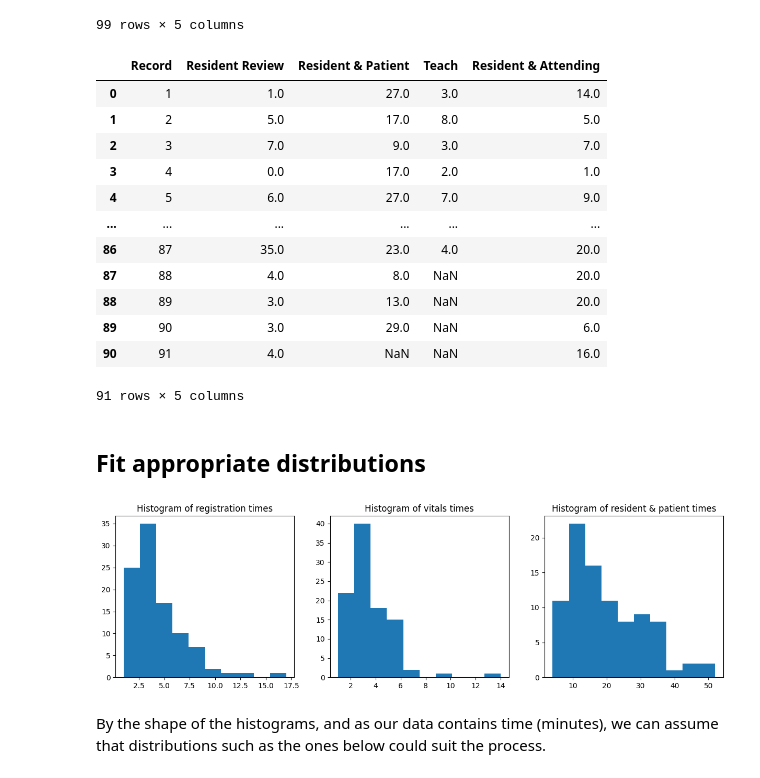
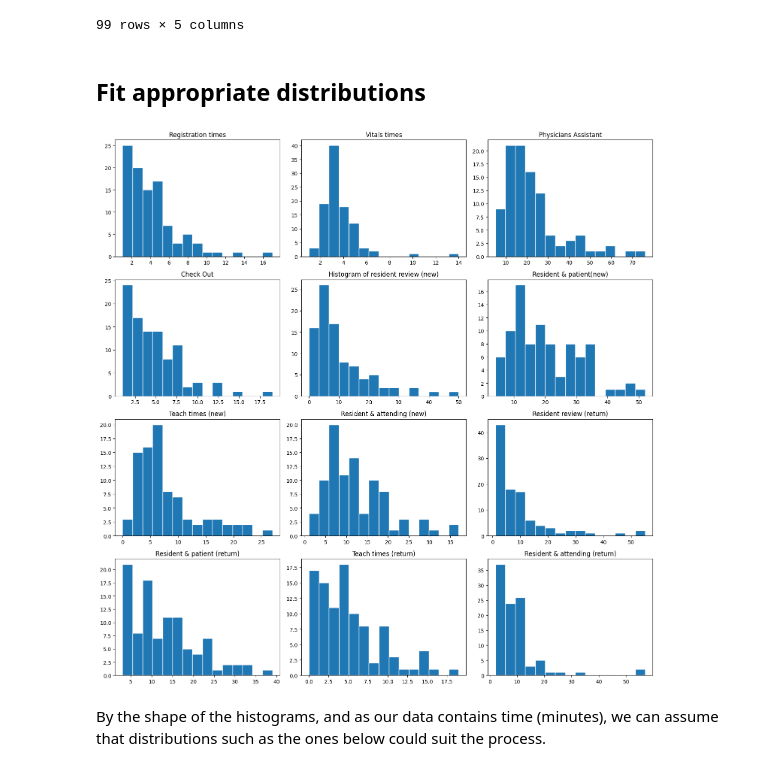
Before and after one commit to PeterTveita/BAN403, a Jupyter notebook: Assignments/Assignment 2/Python/Python.ipynb, the cells around one changed output. Drawn from its saved outputs; the diff is of its cells as text; code cells hidden in the pictures.

```diff
--- a/Assignments/Assignment 2/Python/Python.ipynb
+++ b/Assignments/Assignment 2/Python/Python.ipynb
@@ -30,41 +31,57 @@ dataset
 | 98 | 99 | 3.0 | 5.0 | NaN | NaN |
 99 rows × 5 columns
 # %%
-#To make histogram of resident and patient times
-Exhibit6 = pd.read_excel("../MillerPainTreatmentCenterData.xlsx", sheet_name = "Exhibit6")
-
-Exhibit6
+#Loading all sheets
+ex2 = pd.read_excel("../MillerPainTreatmentCenterData.xlsx", sheet_name = "Exhibit2")
+ex3 = pd.read_excel("../MillerPainTreatmentCenterData.xlsx", sheet_name = "Exhibit3")
+ex4 = pd.read_excel("../MillerPainTreatmentCenterData.xlsx", sheet_name = "Exhibit4")
+ex6 = pd.read_excel("../MillerPainTreatmentCenterData.xlsx", sheet_name = "Exhibit6")
+ex7 = pd.read_excel("../MillerPainTreatmentCenterData.xlsx", sheet_name = "Exhibit7")
-# %% [output]
-|  | Record | Resident Review | Resident & Patient | Teach | Resident & Attending |
-| 0 | 1 | 1.0 | 27.0 | 3.0 | 14.0 |
-| 1 | 2 | 5.0 | 17.0 | 8.0 | 5.0 |
-| 2 | 3 | 7.0 | 9.0 | 3.0 | 7.0 |
-| 3 | 4 | 0.0 | 17.0 | 2.0 | 1.0 |
-| 4 | 5 | 6.0 | 27.0 | 7.0 | 9.0 |
-| ... | ... | ... | ... | ... | ... |
-| 86 | 87 | 35.0 | 23.0 | 4.0 | 20.0 |
-| 87 | 88 | 4.0 | 8.0 | NaN | 20.0 |
-| 88 | 89 | 3.0 | 13.0 | NaN | 20.0 |
-| 89 | 90 | 3.0 | 29.0 | NaN | 6.0 |
-| 90 | 91 | 4.0 | NaN | NaN | 16.0 |
-91 rows × 5 columns
 # %% [markdown]
 ## Fit appropriate distributions
 # %%
-#Histogram of selected variables
-fig, ax = plt.subplots(1, 3, figsize = (15, 4))
+# Histogram of selected variables
+fig, ax = plt.subplots(4, 3, figsize=(15, 15))
 
-ax[0].hist(dataset["Registration"])
-ax[0].set_title("Histogram of registration times")
+ax[0][0].hist(ex2["Registration"], bins=15, edgecolor='white')
+ax[0][0].set_title("Registration times")
 
-ax[1].hist(dataset["Vitals"])
-ax[1].set_title("Histogram of vitals times")
+ax[0][1].hist(ex2["Vitals"], bins=15, edgecolor='white')
+ax[0][1].set_title("Vitals times")
 
-ax[2].hist(Exhibit6["Resident & Patient"])
-ax[2].set_title("Histogram of resident & patient times")
+ax[0][2].hist(ex2["Physicians Assistant"], bins=15, edgecolor='white')
+ax[0][2].set_title("Physicians Assistant")
 
+ax[1][0].hist(ex2["Check Out"], bins=15, edgecolor='white')
+ax[1][0].set_title("Check Out")
+
+ax[1][1].hist(ex6["Resident Review"], bins=15, edgecolor='white')
+ax[1][1].set_title("Histogram of resident review (new)")
+
+ax[1][2].hist(ex6["Resident & Patient"], bins=15, edgecolor='white')
+ax[1][2].set_title("Resident & patient(new)")
+
+ax[2][0].hist(ex6["Teach"], bins=15, edgecolor='white')
+ax[2][0].set_title("Teach times (new)")
+
+ax[2][1].hist(ex6["Resident & Attending"], bins=15, edgecolor='white')
+ax[2][1].set_title("Resident & attending (new)")
+
+ax[2][2].hist(ex7["Resident Review"], bins=15, edgecolor='white')
+ax[2][2].set_title("Resident review (return)")
+
+ax[3][0].hist(ex7["Resident & Patient"], bins=15, edgecolor='white')
+ax[3][0].set_title("Resident & patient (return)")
+
+ax[3][1].hist(ex7["Teach"], bins=15, edgecolor='white')
+ax[3][1].set_title("Teach times (return)")
+
+ax[3][2].hist(ex7["Resident & Attending"], bins=15, edgecolor='white')
+ax[3][2].set_title("Resident & attending (return)")
+
+plt.tight_layout()
 plt.show()
 # %% [output]
-[figure, old version]
+[figure, new version]
 # %% [markdown]
 By the shape of the histograms, and as our data contains time (minutes), we can assume that distributions such as the ones below could suit the process.
```
Also changed, not shown: parts of 5 cells of this notebook, 12 other files.
